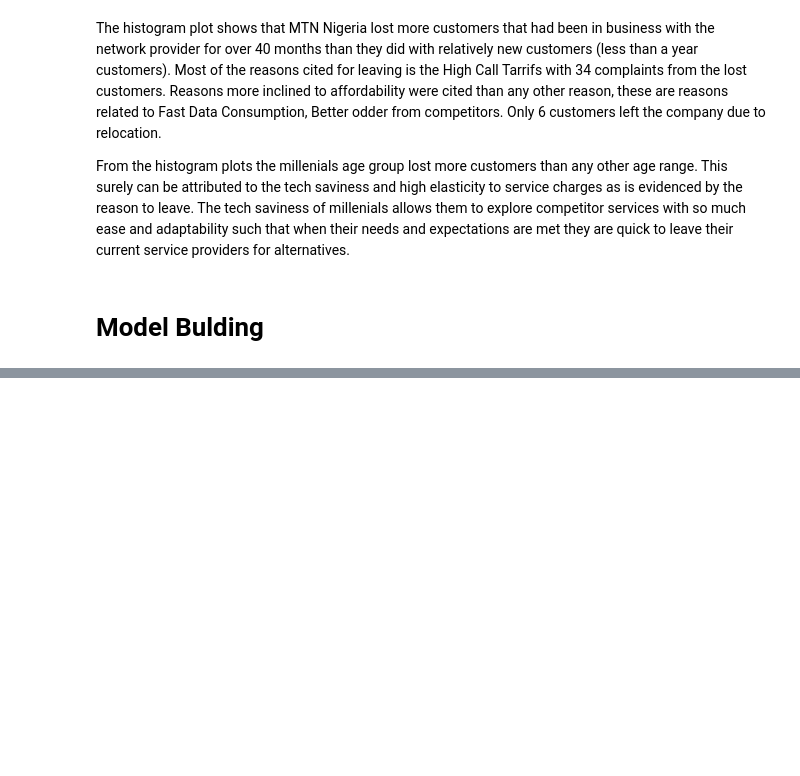
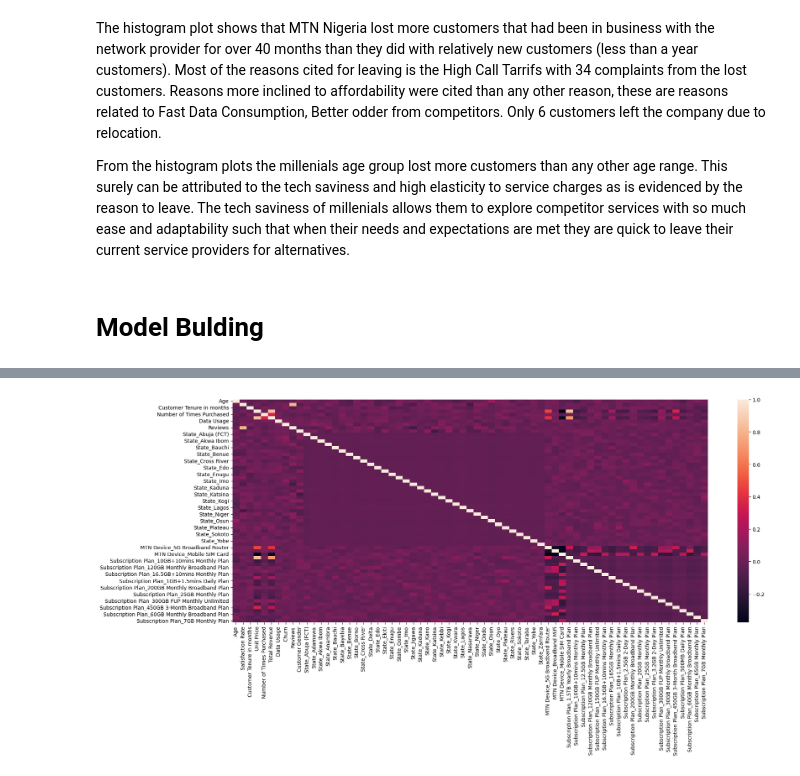
Before and after one commit to tapiwamesa/MTN-Nigeria-customer-churn-prediction-model, a Jupyter notebook: MTN_Nigeria_Customer_Churn_Prediction.ipynb, the cells around one changed output, grey strips where cells are left out. Drawn from its saved outputs; the diff is of its cells as text; code cells hidden in the pictures; blank space fills up the shorter version.

```diff
--- a/MTN_Nigeria_Customer_Churn_Prediction.ipynb
+++ b/MTN_Nigeria_Customer_Churn_Prediction.ipynb
@@ -375,0 +421,10 @@ From the histogram plots the millenials age group lost more customers than any o
+# %%
+# Manually encoding columns that have ordinal data - Customer Review
+encoded_reviews = {}
+unique_reviews = mtn_data["Customer Review"].unique()
+
+for i in range(1, len(unique_reviews)+1):
+    encoded_reviews[unique_reviews[i-1]] = i
+
+# Mapping the nominal values of the review
+mtn_data["Reviews"] = mtn_data["Customer Review"].map(encoded_reviews)
@@ -375,0 +440,5 @@ From the histogram plots the millenials age group lost more customers than any o
+# %%
+# Encoding the nominal columns and getting rid of multicolinearity using the drop_first = True argument
+
+mtn_data2 = pd.get_dummies(mtn_data, columns = ["State", "MTN Device", "Subscription Plan"], drop_first = True, dtype = int)
+mtn_data2.head()
@@ -375,0 +453,9 @@ From the histogram plots the millenials age group lost more customers than any o
+# %%
+# Identifying columns of data type object to drop
+
+columns_to_drop = []
+
+for i in mtn_data2.columns:
+    if mtn_data2[i].dtype == 'O':   # 'O' is Object type
+        columns_to_drop.append(i)
+columns_to_drop
@@ -375,0 +464,5 @@ From the histogram plots the millenials age group lost more customers than any o
+# %%
+# Dropping Object columns
+
+mtn_2025 = mtn_data2.drop(columns = columns_to_drop)
+mtn_2025.head()
@@ -375,0 +477,9 @@ From the histogram plots the millenials age group lost more customers than any o
+# %%
+# Correlation Matrix
+
+fig, ax = plt.subplots(figsize = (20, 10))
+sns.heatmap(mtn_2025.corr(), ax = ax)
+plt.tight_layout()
+plt.show()
+# %% [output]
+[figure, added]
```
Also changed, not shown: parts of 12 cells of this notebook.
